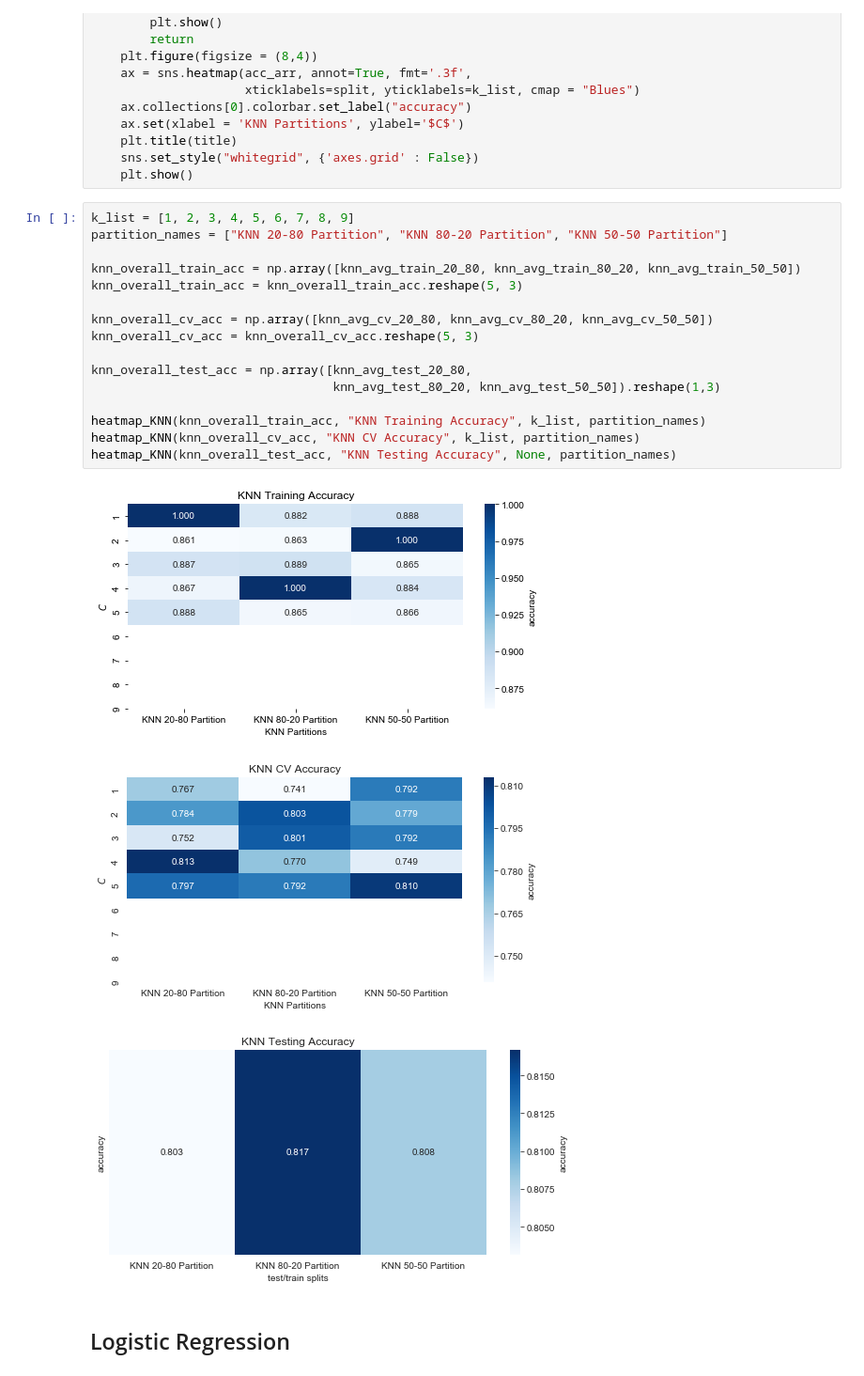
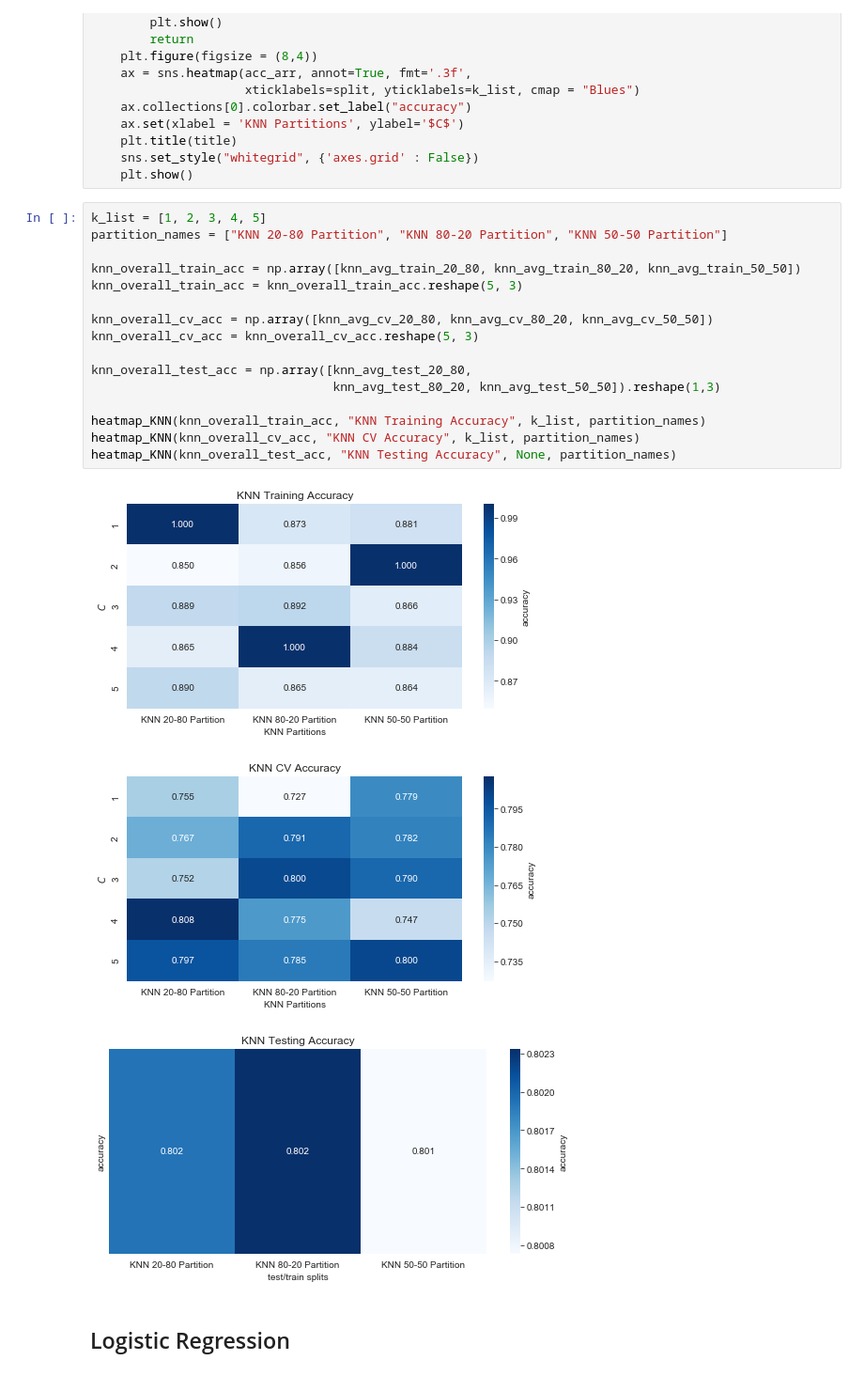
Before and after one commit to Georgepu1/Final_Proj_Supervised_ML, a Jupyter notebook: 5_Income_Classification.ipynb, the cells around one changed output. Shown: that part at 94% size. Cells and saved outputs as stored; diff of their text form.

```diff
--- a/5_Income_Classification.ipynb
+++ b/5_Income_Classification.ipynb
@@ -425,25 +425,25 @@ def heatmap_KNN(acc_arr, title, k_list, split):
     sns.set_style("whitegrid", {'axes.grid' : False})
     plt.show()
 # %%
-k_list = [1, 2, 3, 4, 5, 6, 7, 8, 9]
+k_list = [1, 2, 3, 4, 5]
 partition_names = ["KNN 20-80 Partition", "KNN 80-20 Partition", "KNN 50-50 Partition"]
 
 knn_overall_train_acc = np.array([knn_avg_train_20_80, knn_avg_train_80_20, knn_avg_train_50_50])
 knn_overall_train_acc = knn_overall_train_acc.reshape(5, 3)
 
 knn_overall_cv_acc = np.array([knn_avg_cv_20_80, knn_avg_cv_80_20, knn_avg_cv_50_50])
 knn_overall_cv_acc = knn_overall_cv_acc.reshape(5, 3)
 
 knn_overall_test_acc = np.array([knn_avg_test_20_80,
                                  knn_avg_test_80_20, knn_avg_test_50_50]).reshape(1,3)
 
 heatmap_KNN(knn_overall_train_acc, "KNN Training Accuracy", k_list, partition_names)
 heatmap_KNN(knn_overall_cv_acc, "KNN CV Accuracy", k_list, partition_names)
 heatmap_KNN(knn_overall_test_acc, "KNN Testing Accuracy", None, partition_names)
 # %% [output]
-[figure, old version]
+[figure, new version]
-[figure, old version]
+[figure, new version]
-[figure, old version]
+[figure, new version]
 # %% [markdown]
 ## Logistic Regression
 # %%
```
Also changed, not shown: parts of 12 cells of this notebook, 5 other files.
